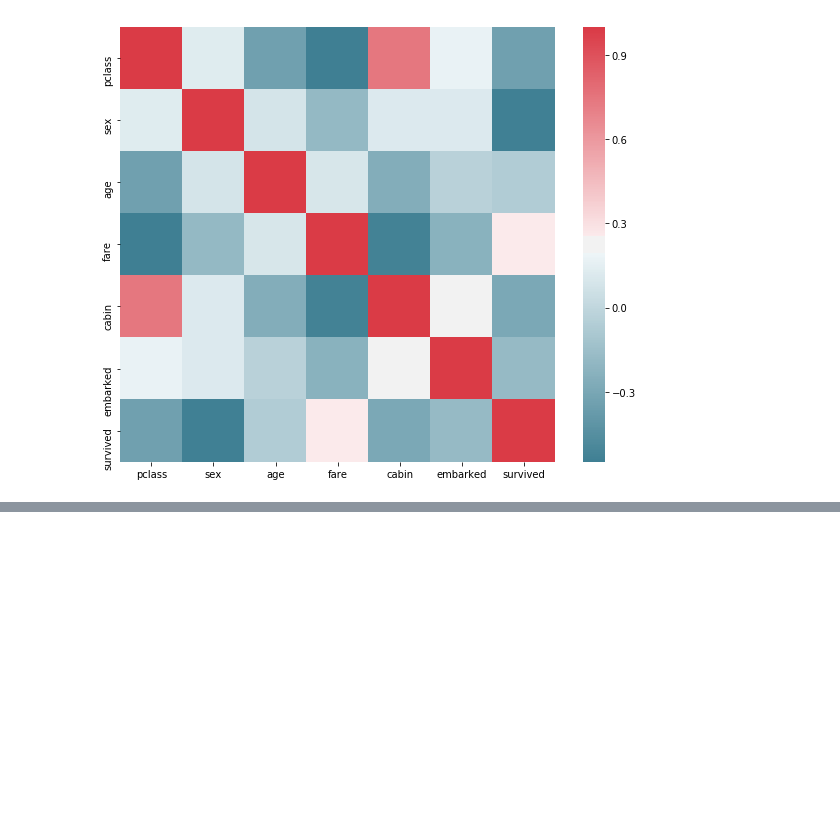
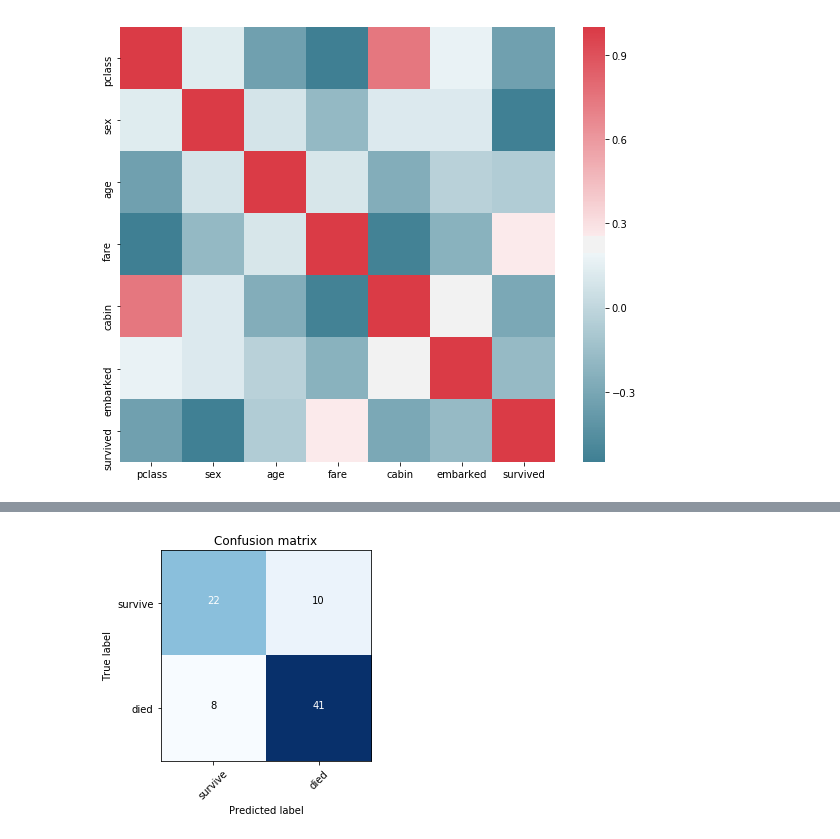
Before and after one commit to matheus-praxedes/Deep-learning, a Jupyter notebook: src/list2_dm.ipynb, the cells around one changed output, grey strips where cells are left out. Saved outputs shown, nothing was run; the diff lists cells and outputs as text; code cells hidden in the pictures; blank space fills up the shorter version.

```diff
--- a/src/list2_dm.ipynb
+++ b/src/list2_dm.ipynb
@@ -126,3 +176,19 @@ data = net.fit(dataset, "mini-batch", 500, lr_ = 0.1, type = "class", mini_batch
+# %%
+correct = net.confusion_matrix[0][0] * [0] + \
+          net.confusion_matrix[0][1] * [0] + \
+          net.confusion_matrix[1][0] * [1] + \
+          net.confusion_matrix[1][1] * [1]
+
+predict = net.confusion_matrix[0][0] * [0] + \
+          net.confusion_matrix[0][1] * [1] + \
+          net.confusion_matrix[1][0] * [0] + \
+          net.confusion_matrix[1][1] * [1]
+
+mat = confusion_matrix(correct, predict)
+plot_confusion_matrix(mat, classes = ['survive', 'died'], title = 'Confusion matrix')
+plt.show()
+# %% [output]
+[figure, added]
 # %%
 n_split = 10
 kfold = StratifiedKFold(n_splits = n_split, shuffle = True, random_state = 11403723)
```
Also changed, not shown: parts of 8 cells of this notebook, 1 other file.
